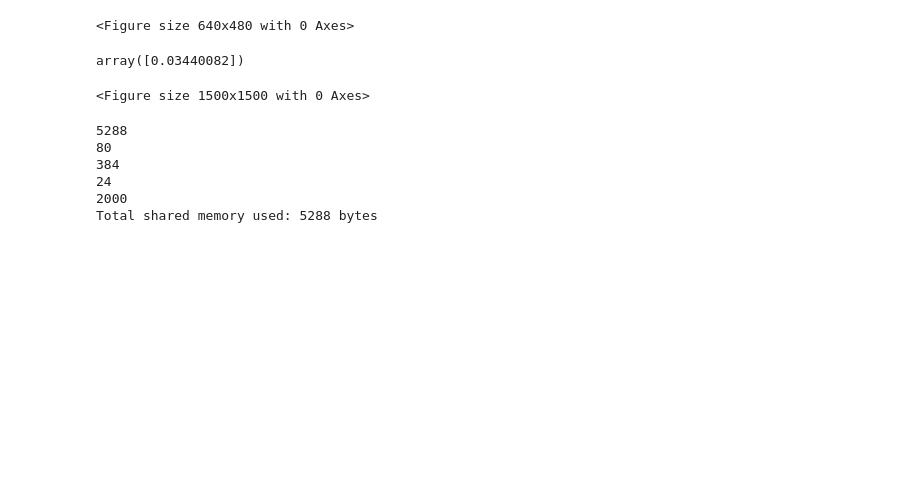
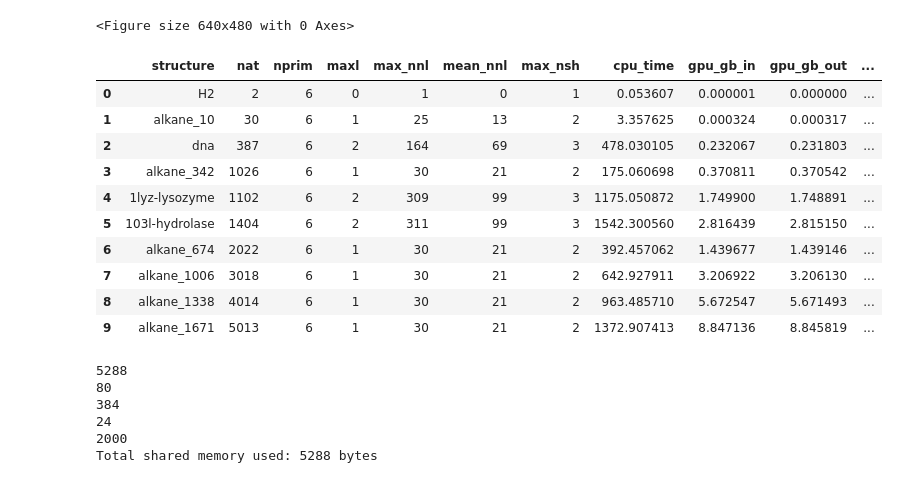
Before and after one commit to tornikeo/tblite, a Jupyter notebook: notes/make_figures.ipynb, the cells around one changed output. Cells and saved outputs as stored; diff of their text form; code cells hidden in the pictures; blank space fills up the shorter version.

Commit message:
Estimation for batch perf

```diff
--- a/notes/make_figures.ipynb
+++ b/notes/make_figures.ipynb
@@ -257,10 +257,22 @@ plt.savefig('notes/figures/performance_pie.png', dpi=300, bbox_inches='tight')
 [figure]
 <Figure size 640x480 with 0 Axes>
 # %%
-# Compare performance of rtx4060 with rtx4090 on alkanes (bar plot)
+df = pd.read_csv(f'notes/data/h200_batch/1cpu.csv')
+df['gpu_type'] = 'h200_batch'
+
+df
 # %% [output]
-array([0.03440082])
-<Figure size 1500x1500 with 0 Axes>
+|  | structure | nat | nprim | maxl | max_nnl | mean_nnl | max_nsh | cpu_time | gpu_gb_in | gpu_gb_out | ... |
+| 0 | H2 | 2 | 6 | 0 | 1 | 0 | 1 | 0.053607 | 0.000001 | 0.000000 | ... |
+| 1 | alkane_10 | 30 | 6 | 1 | 25 | 13 | 2 | 3.357625 | 0.000324 | 0.000317 | ... |
+| 2 | dna | 387 | 6 | 2 | 164 | 69 | 3 | 478.030105 | 0.232067 | 0.231803 | ... |
+| 3 | alkane_342 | 1026 | 6 | 1 | 30 | 21 | 2 | 175.060698 | 0.370811 | 0.370542 | ... |
+| 4 | 1lyz-lysozyme | 1102 | 6 | 2 | 309 | 99 | 3 | 1175.050872 | 1.749900 | 1.748891 | ... |
+| 5 | 103l-hydrolase | 1404 | 6 | 2 | 311 | 99 | 3 | 1542.300560 | 2.816439 | 2.815150 | ... |
+| 6 | alkane_674 | 2022 | 6 | 1 | 30 | 21 | 2 | 392.457062 | 1.439677 | 1.439146 | ... |
+| 7 | alkane_1006 | 3018 | 6 | 1 | 30 | 21 | 2 | 642.927911 | 3.206922 | 3.206130 | ... |
+| 8 | alkane_1338 | 4014 | 6 | 1 | 30 | 21 | 2 | 963.485710 | 5.672547 | 5.671493 | ... |
+| 9 | alkane_1671 | 5013 | 6 | 1 | 30 | 21 | 2 | 1372.907413 | 8.847136 | 8.845819 | ... |
 # %%
 # total shared memory used
 
```
Also changed, not shown: 13 other files.
